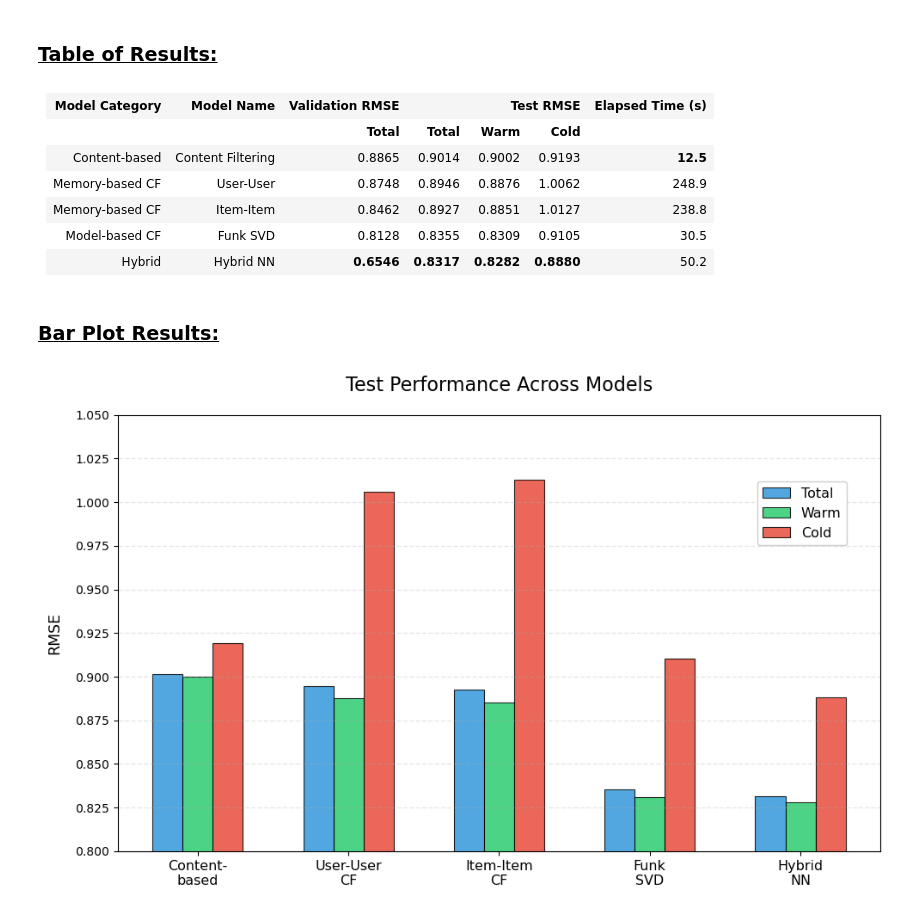
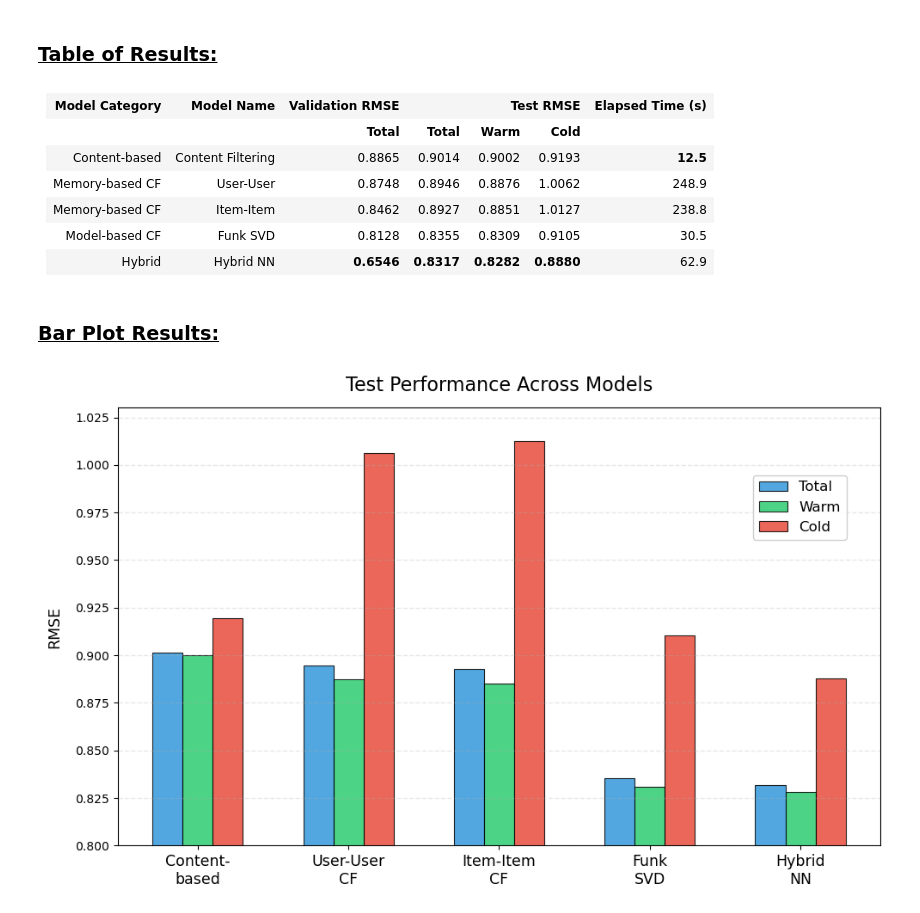
Before and after one commit to Croci-Yuri/Hybrid_Movie_Recommendation_System, a Jupyter notebook: notebooks/07_model_benchmarking.ipynb, the cells around one changed output. Saved outputs shown, nothing was run; the diff lists cells and outputs as text; code cells hidden in the pictures.

Commit message:
polished plots

```diff
--- a/notebooks/07_model_benchmarking.ipynb
+++ b/notebooks/07_model_benchmarking.ipynb
@@ -78,7 +78,7 @@ if project_root not in sys.path:
     <td><b>0.8317</b></td>
     <td><b>0.8282</b></td>
     <td><b>0.8880</b></td>
-    <td>50.2</td>
+    <td>62.9</td>
   </tr>
 </table>
 # %% [markdown]
@@ -86,35 +86,35 @@ if project_root not in sys.path:
 # %%
 # Data for plotting
 models = ['Content-\nbased', 'User-User\nCF', 'Item-Item\nCF', 'Funk\nSVD', 'Hybrid\nNN']
 test_total = [0.9014, 0.8946, 0.8927, 0.8355, 0.8317]
 test_warm = [0.9002, 0.8876, 0.8851, 0.8309, 0.8282]
 test_cold = [0.9193, 1.0062, 1.0127, 0.9105, 0.8880]
 
 # Bar plot
 x = np.arange(len(models))
 width = 0.2
 fig, ax = plt.subplots(figsize=((10, 6.25)))
 
 # Create bars
 bars1 = ax.bar(x - width, test_total, width, label='Total',
                color="#3498db", alpha=0.85, edgecolor='black', linewidth=0.8)
 bars2 = ax.bar(x, test_warm, width, label='Warm',
                color='#2ecc71', alpha=0.85, edgecolor='black', linewidth=0.8)
 bars3 = ax.bar(x + width, test_cold, width, label='Cold',
                color="#e74c3c", alpha=0.85, edgecolor='black', linewidth=0.8)
 
 ax.set_ylabel('RMSE', fontsize=12.5, labelpad=11)
-ax.set_title('Test Performance Across Models', fontsize=16, pad=20)
+ax.set_title('Test Performance Across Models', fontsize=16, pad=14)
 ax.set_xticks(x)
-ax.set_xticklabels(models, fontsize=11.5)
-ax.legend(fontsize=11.5, bbox_to_anchor=(0.965, 0.863), framealpha=0.95)
+ax.set_xticklabels(models, fontsize=12.5)
+ax.legend(fontsize=12, bbox_to_anchor=(0.965, 0.863), framealpha=0.95)
 ax.grid(axis='y', alpha=0.3, linestyle='--', linewidth=1)
 ax.set_yticks(np.arange(0.70, 1.06, 0.025))
-ax.set_ylim([0.8, 1.05])
+ax.set_ylim([0.8, 1.03])
 
 
 plt.tight_layout()
 plt.savefig('../notebooks/images/model_performance_comparison.png', dpi=300, bbox_inches='tight')
 plt.show()
 # %% [output]
-[figure, old version]
+[figure, new version]
```
Also changed, not shown: 5 other files.
